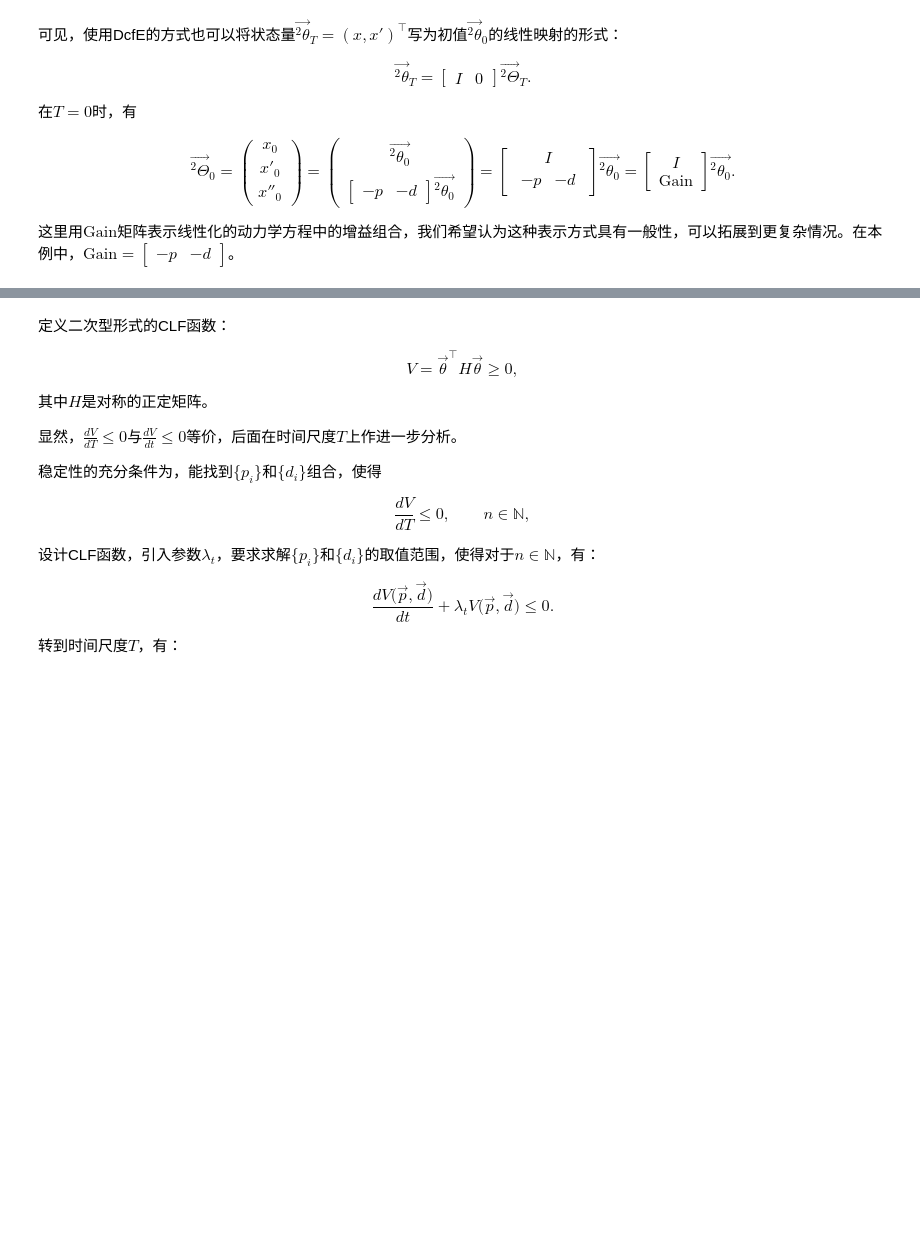
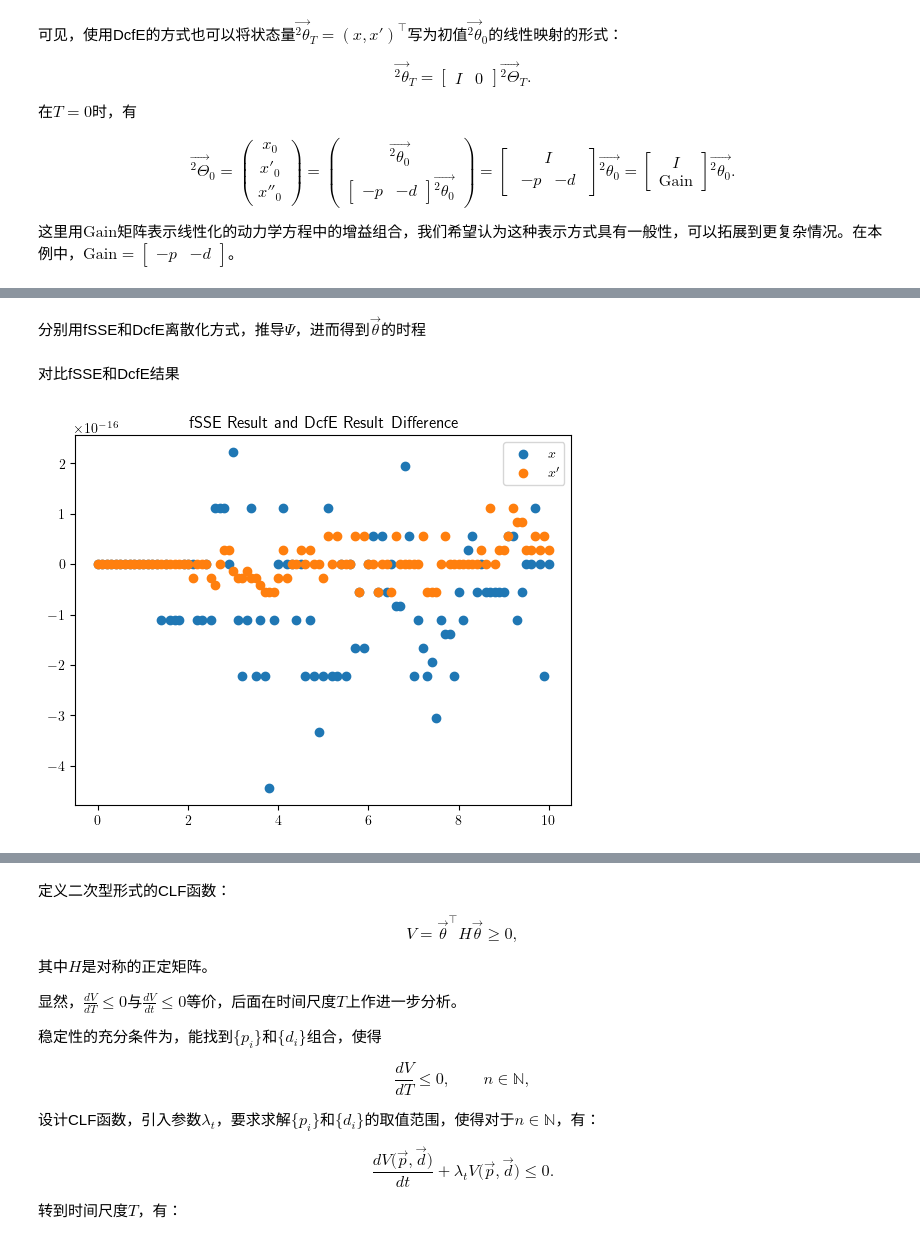
Before and after one commit to CTCingithub/CLF_DigitalControlHybridSystem, a Jupyter notebook: OneDelay.ipynb, the cells around one changed output, grey strips where cells are left out. Drawn from its saved outputs; the diff is of its cells as text; code cells hidden in the pictures; blank space fills up the shorter version.

```diff
--- a/OneDelay.ipynb
+++ b/OneDelay.ipynb
@@ -699,0 +1061,18 @@ $$
+# %%
+from scipy.integrate import odeint
+import matplotlib as mpl
+import matplotlib.pyplot as plt
+
+mpl.rcParams["text.usetex"] = True  # 默认为false，此处设置为TRUE
+
+
+def StateSpaceEquations(theta, t, inputforce):
+    # 定义状态空间方程
+    _, x_prime = theta
+    return [x_prime, inputforce]
+
+
+def InputForce(theta_delay, p, d):
+    # 计算控制力
+    x, x_prime = theta_delay
+    return -p * x - d * x_prime
@@ -699,0 +1108,32 @@ $$
+# %% [markdown]
+分别用fSSE和DcfE离散化方式，推导$\Psi$，进而得到$\vec{\theta}$的时程
+# %%
+# 初始化
+theta_DcfE = theta_total[0, :].reshape((1, 2))
+theta_fSSE = theta_total[0, :].reshape((1, 2))
+
+# 离散化作图的步长
+dt = 0.1
+
+for i in np.arange(dt, TotalTime + dt, dt):
+    temp = PsiProperty(i, p, d, np.identity(2))
+
+    theta_DcfE = np.concatenate(
+        (theta_DcfE, (temp.Psi_Value_DcfE() @ theta_DcfE[0, :].reshape((-1, 1))).T),
+        axis=0,
+    )
+
+    theta_fSSE = np.concatenate(
+        (theta_fSSE, (temp.Psi_Value_fSSE() @ theta_fSSE[0, :].reshape((-1, 1))).T),
+        axis=0,
+    )
+# %% [markdown]
+对比fSSE和DcfE结果
+# %%
+plt.scatter(np.arange(0, TotalTime + dt, dt), theta_fSSE[:, 0] - theta_DcfE[:, 0])
+plt.scatter(np.arange(0, TotalTime + dt, dt), theta_fSSE[:, 1] - theta_DcfE[:, 1])
+plt.legend(("$x$","$x'$"))
+plt.title("fSSE Result and DcfE Result Difference")
+plt.show()
+# %% [output]
+[figure, added]
```
Also changed, not shown: parts of 30 cells of this notebook, 1 other file.
